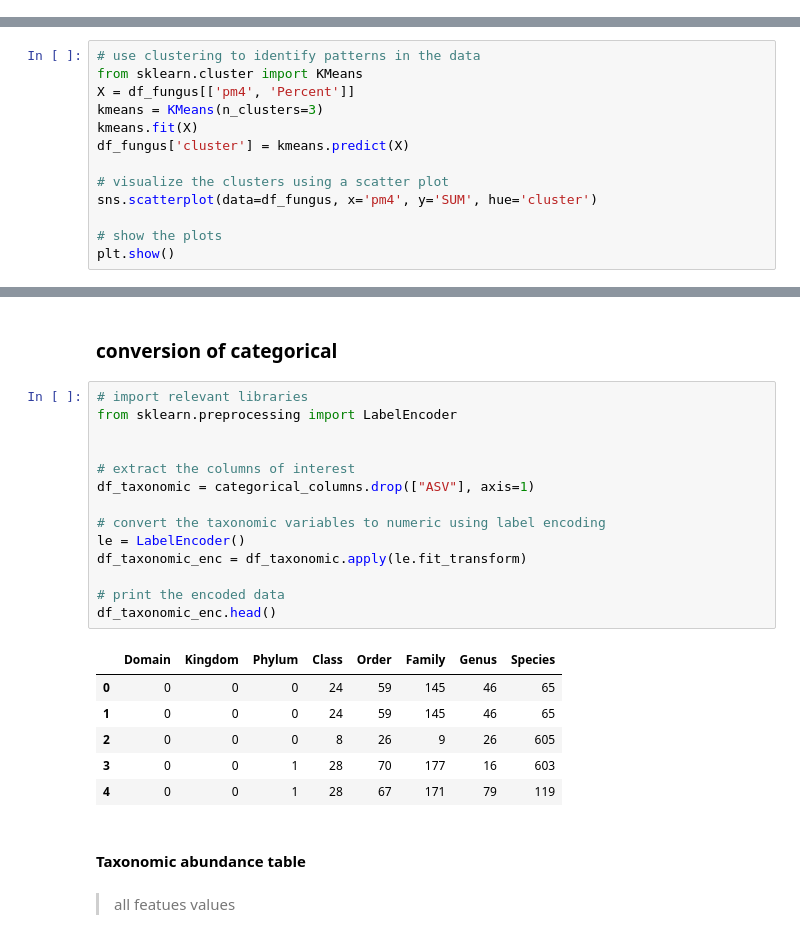
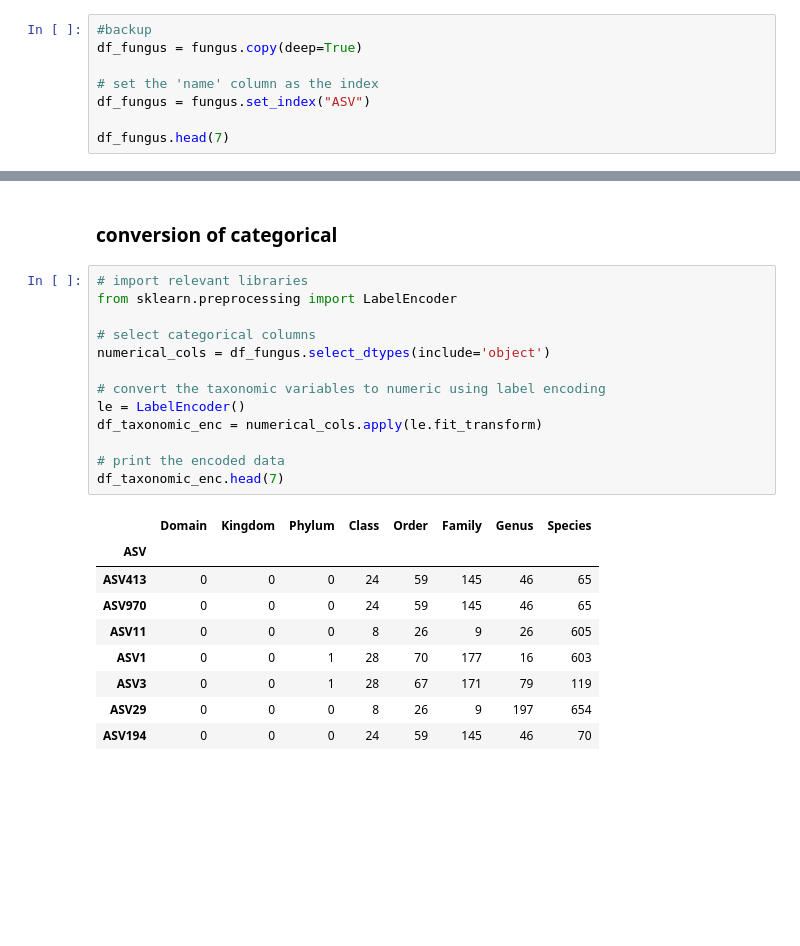
Before and after one commit to adikamunyao/Machine-Learning-in-Microbiology, a Jupyter notebook: ML.ipynb, the cells around one changed output, grey strips where cells are left out. Cells and saved outputs as stored; diff of their text form; blank space fills up the shorter version.

```diff
--- a/ML.ipynb
+++ b/ML.ipynb
@@ -47,0 +34,8 @@ Name: Species, Length: 725, dtype: int64
+# %%
+#backup
+df_fungus = fungus.copy(deep=True)
+
+# set the 'name' column as the index
+df_fungus = fungus.set_index("ASV")
+
+df_fungus.head(7)
@@ -106,15 +190,2 @@ df_fungus.describe()
 # %% [markdown]
 ### clustering
-# %%
-# use clustering to identify patterns in the data
-from sklearn.cluster import KMeans
-X = df_fungus[['pm4', 'Percent']]
-kmeans = KMeans(n_clusters=3)
-kmeans.fit(X)
-df_fungus['cluster'] = kmeans.predict(X)
-
-# visualize the clusters using a scatter plot
-sns.scatterplot(data=df_fungus, x='pm4', y='SUM', hue='cluster')
-
-# show the plots
-plt.show()
@@ -157,25 +407,23 @@ df_norm.head()
 # %%
 # import relevant libraries
 from sklearn.preprocessing import LabelEncoder
 
-
-# extract the columns of interest
-df_taxonomic = categorical_columns.drop(["ASV"], axis=1)
+# select categorical columns
+numerical_cols = df_fungus.select_dtypes(include='object')
 
 # convert the taxonomic variables to numeric using label encoding
 le = LabelEncoder()
-df_taxonomic_enc = df_taxonomic.apply(le.fit_transform)
+df_taxonomic_enc = numerical_cols.apply(le.fit_transform)
 
 # print the encoded data
-df_taxonomic_enc.head()
+df_taxonomic_enc.head(7)
 # %% [output]
 |  | Domain | Kingdom | Phylum | Class | Order | Family | Genus | Species |
-| 0 | 0 | 0 | 0 | 24 | 59 | 145 | 46 | 65 |
-| 1 | 0 | 0 | 0 | 24 | 59 | 145 | 46 | 65 |
-| 2 | 0 | 0 | 0 | 8 | 26 | 9 | 26 | 605 |
-| 3 | 0 | 0 | 1 | 28 | 70 | 177 | 16 | 603 |
-| 4 | 0 | 0 | 1 | 28 | 67 | 171 | 79 | 119 |
+| ASV |  |  |  |  |  |  |  |  |
+| ASV413 | 0 | 0 | 0 | 24 | 59 | 145 | 46 | 65 |
+| ASV970 | 0 | 0 | 0 | 24 | 59 | 145 | 46 | 65 |
+| ASV11 | 0 | 0 | 0 | 8 | 26 | 9 | 26 | 605 |
+| ASV1 | 0 | 0 | 1 | 28 | 70 | 177 | 16 | 603 |
+| ASV3 | 0 | 0 | 1 | 28 | 67 | 171 | 79 | 119 |
+| ASV29 | 0 | 0 | 0 | 8 | 26 | 9 | 197 | 654 |
+| ASV194 | 0 | 0 | 0 | 24 | 59 | 145 | 46 | 70 |
-# %% [markdown]
-#### Taxonomic abundance table
-# %% [markdown]
->all featues values
```
Also changed, not shown: parts of 64 cells of this notebook.
